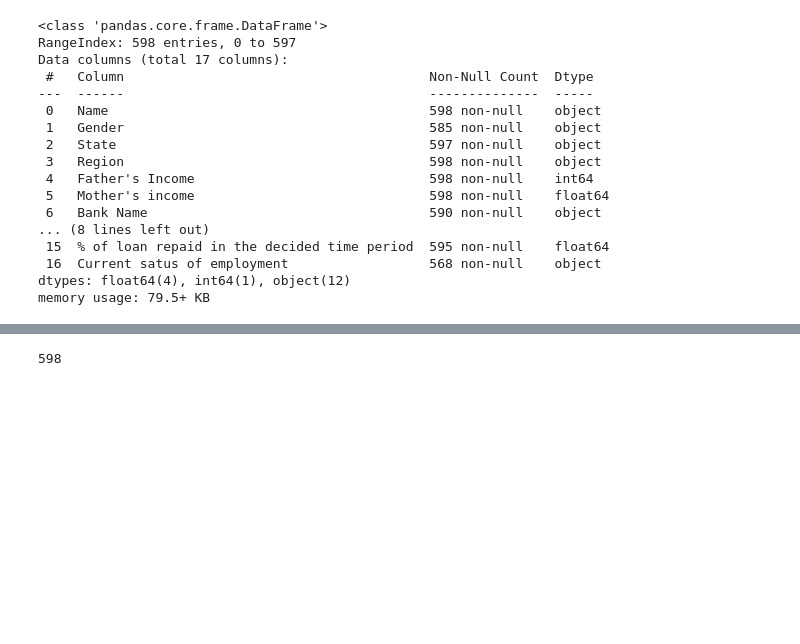
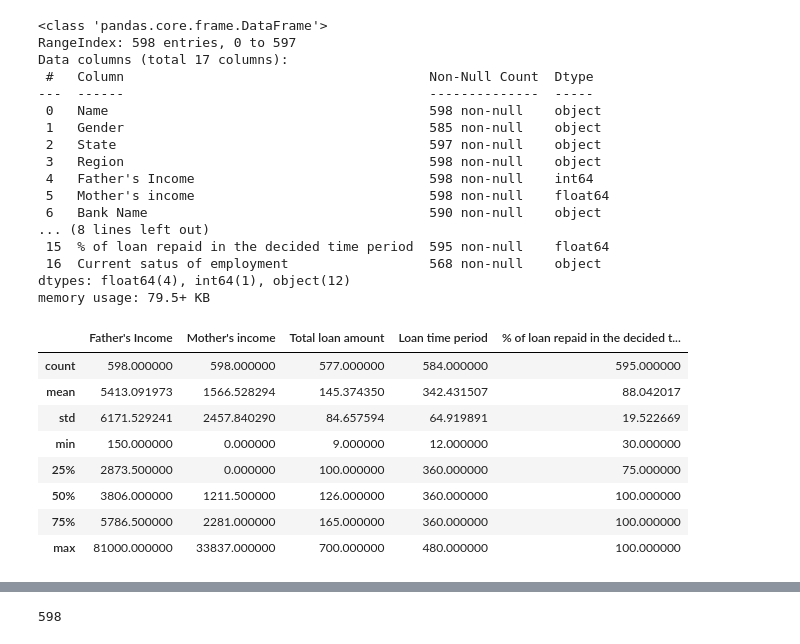
Before and after one commit to pranjal12-web/Education-Loan-Prediction-ML-Model, a Jupyter notebook: Education Loan ML.ipynb, the cells around one changed output, grey strips where cells are left out. Saved outputs shown, nothing was run; the diff lists cells and outputs as text; code cells hidden in the pictures; blank space fills up the shorter version.

```diff
--- a/Education Loan ML.ipynb
+++ b/Education Loan ML.ipynb
@@ -40,3 +40,15 @@ Data columns (total 17 columns):
  16  Current satus of employment                  568 non-null    object
 dtypes: float64(4), int64(1), object(12)
 memory usage: 79.5+ KB
+# %%
+train.describe()
+# %% [output]
+|  | Father's Income | Mother's income | Total loan amount | Loan time period | % of loan repaid in the decided t... |
+| count | 598.000000 | 598.000000 | 577.000000 | 584.000000 | 595.000000 |
+| mean | 5413.091973 | 1566.528294 | 145.374350 | 342.431507 | 88.042017 |
+| std | 6171.529241 | 2457.840290 | 84.657594 | 64.919891 | 19.522669 |
+| min | 150.000000 | 0.000000 | 9.000000 | 12.000000 | 30.000000 |
+| 25% | 2873.500000 | 0.000000 | 100.000000 | 360.000000 | 75.000000 |
+| 50% | 3806.000000 | 1211.500000 | 126.000000 | 360.000000 | 100.000000 |
+| 75% | 5786.500000 | 2281.000000 | 165.000000 | 360.000000 | 100.000000 |
+| max | 81000.000000 | 33837.000000 | 700.000000 | 480.000000 | 100.000000 |
```
Also changed, not shown: parts of 56 cells of this notebook.
